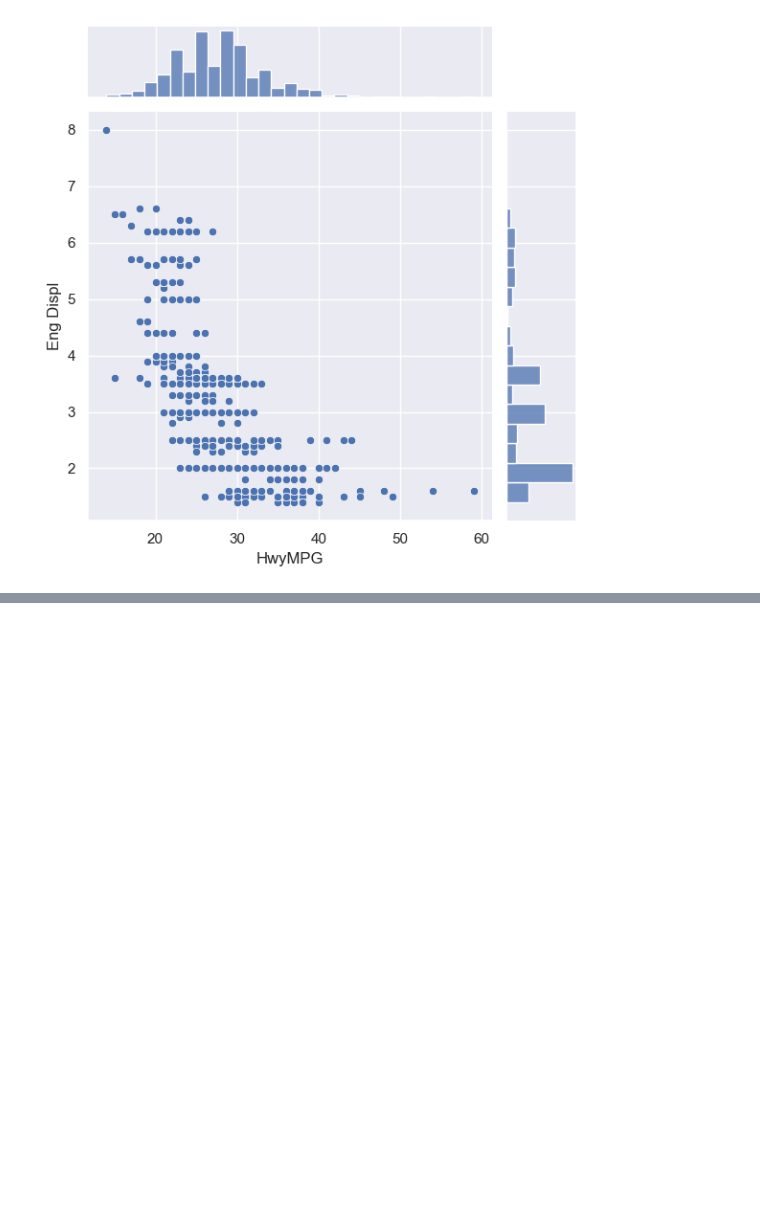
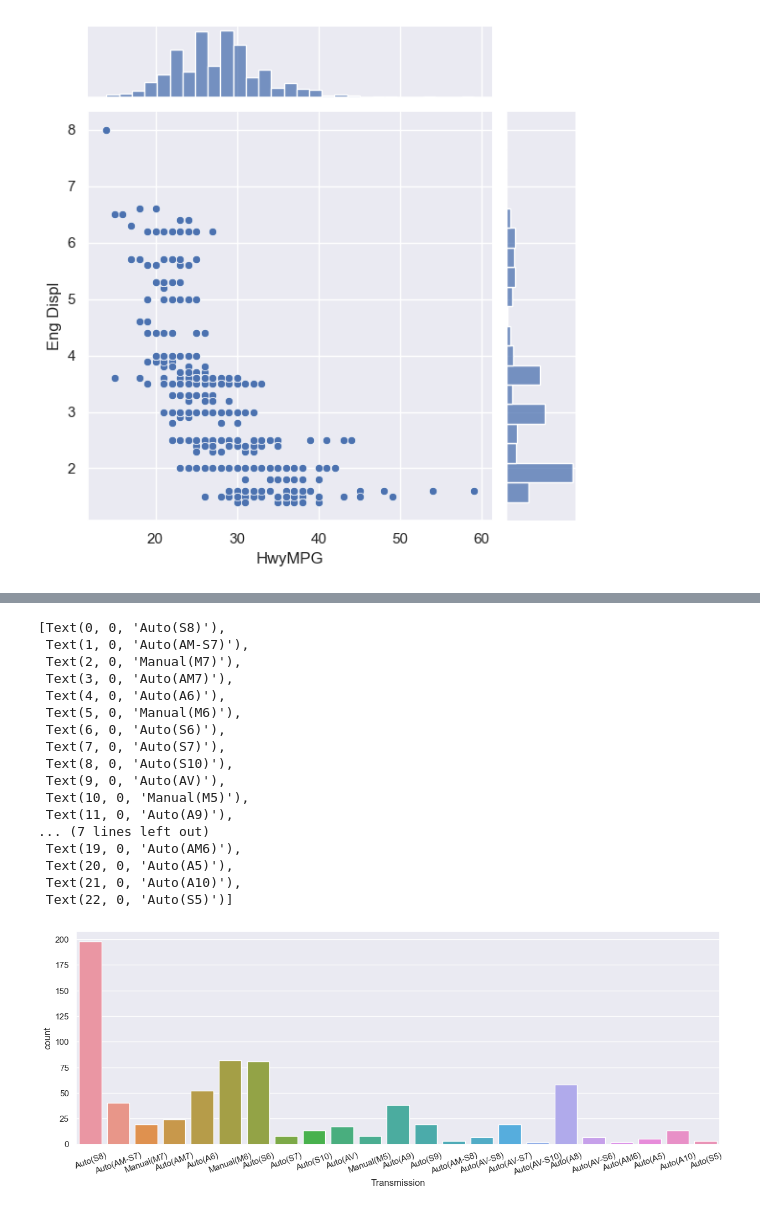
Before and after one commit to MaryamAgt80/Artificial_intelligence, a Jupyter notebook: pandas.ipynb, the cells around one changed output, grey strips where cells are left out. Cells and saved outputs as stored; diff of their text form; code cells hidden in the pictures; blank space fills up the shorter version.

```diff
--- a/pandas.ipynb
+++ b/pandas.ipynb
@@ -69,0 +119,23 @@ sb.jointplot(x='HwyMPG',y='Eng Displ',data=data)
+# %%
+sb.set(rc={'figure.figsize':(15,5)})
+box2=sb.countplot(x='Transmission',data=data)
+box2.set_xticklabels(box2.get_xticklabels(),rotation=20)
+# %% [output]
+[Text(0, 0, 'Auto(S8)'),
+ Text(1, 0, 'Auto(AM-S7)'),
+ Text(2, 0, 'Manual(M7)'),
+ Text(3, 0, 'Auto(AM7)'),
+ Text(4, 0, 'Auto(A6)'),
+ Text(5, 0, 'Manual(M6)'),
+ Text(6, 0, 'Auto(S6)'),
+ Text(7, 0, 'Auto(S7)'),
+ Text(8, 0, 'Auto(S10)'),
+ Text(9, 0, 'Auto(AV)'),
+ Text(10, 0, 'Manual(M5)'),
+ Text(11, 0, 'Auto(A9)'),
+... (7 lines left out)
+ Text(19, 0, 'Auto(AM6)'),
+ Text(20, 0, 'Auto(A5)'),
+ Text(21, 0, 'Auto(A10)'),
+ Text(22, 0, 'Auto(S5)')]
+[figure, added]
```
Also changed, not shown: parts of 5 cells of this notebook.
